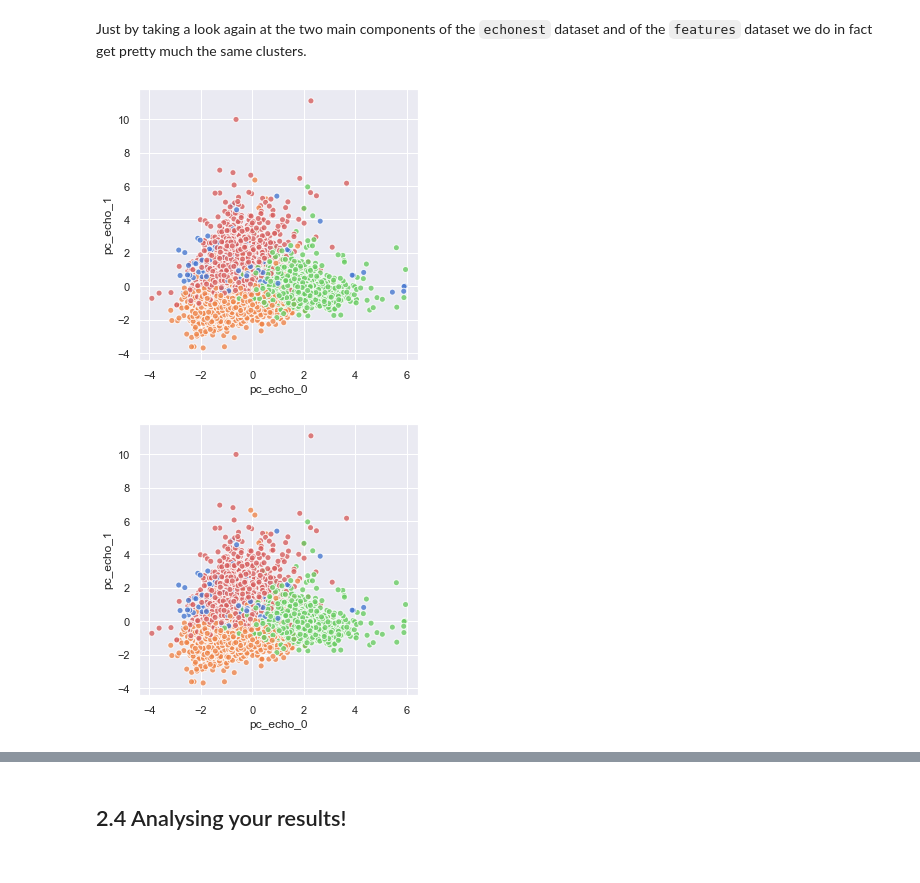
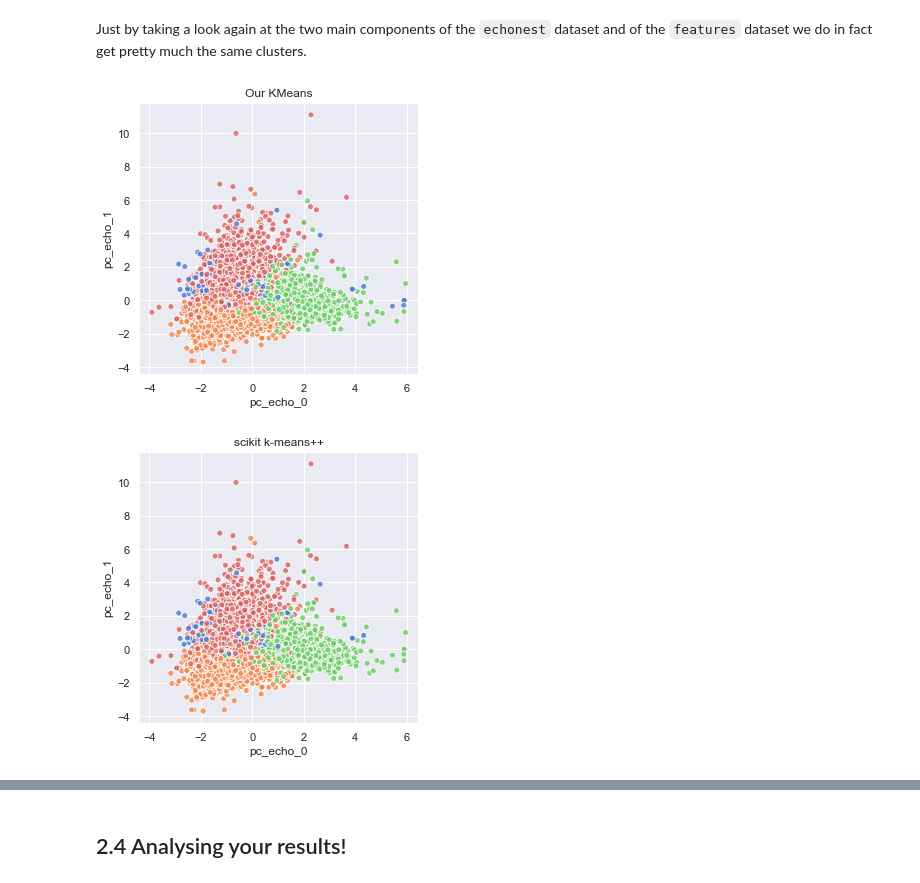
Before and after one commit to ClaraL27/ADM-HW4, a Jupyter notebook: main.ipynb, the cells around one changed output, grey strips where cells are left out. Saved outputs shown, nothing was run; the diff lists cells and outputs as text; code cells hidden in the pictures.

Commit message:
Plot titles + typos

```diff
--- a/main.ipynb
+++ b/main.ipynb
@@ -691,26 +691,28 @@ Just by taking a look again at the two main components of the `echonest` dataset
 # %%
 # two main components of 'echonest'
 x = clust_df.iloc[:,-71]
 y = clust_df.iloc[:,-70]
 
 # our model
 plt.figure(figsize = (5,5))
+plt.title("Our KMeans")
 model.display(x, y)
 plt.show()
 
 # sci-kit's model
 plt.figure(figsize = (5,5))
+plt.title("scikit k-means++")
 plt.scatter(x, y,
             edgecolors = "white",
             alpha = 0.8,
             color = [sns.color_palette("muted")[label]
                              for label in new_labels])
 plt.xlabel(x.name)
 plt.ylabel(y.name)
 plt.show()
 # %% [output]
-[figure, old version]
+[figure, new version]
-[figure, old version]
+[figure, new version]
 # %%
 # two of the main components of 'features'
 x = clust_df.iloc[:,0]
```
Also changed, not shown: parts of 3 cells of this notebook.
